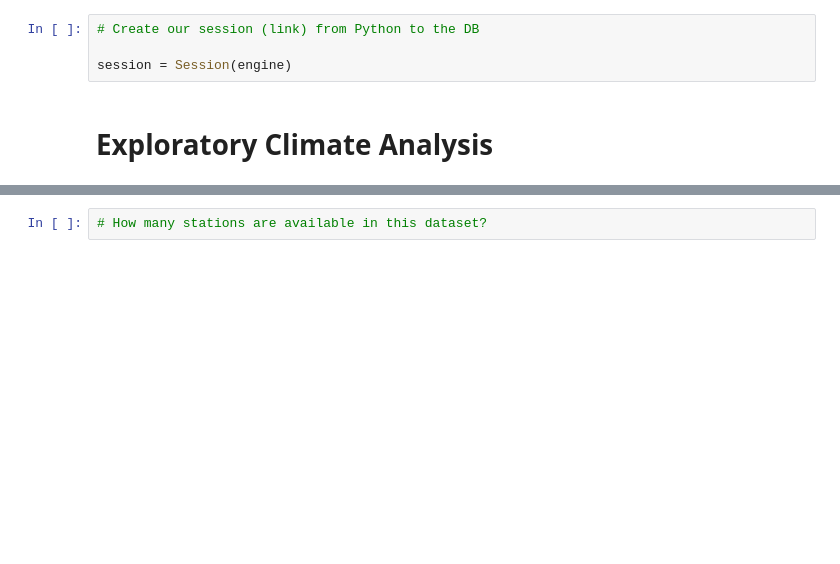
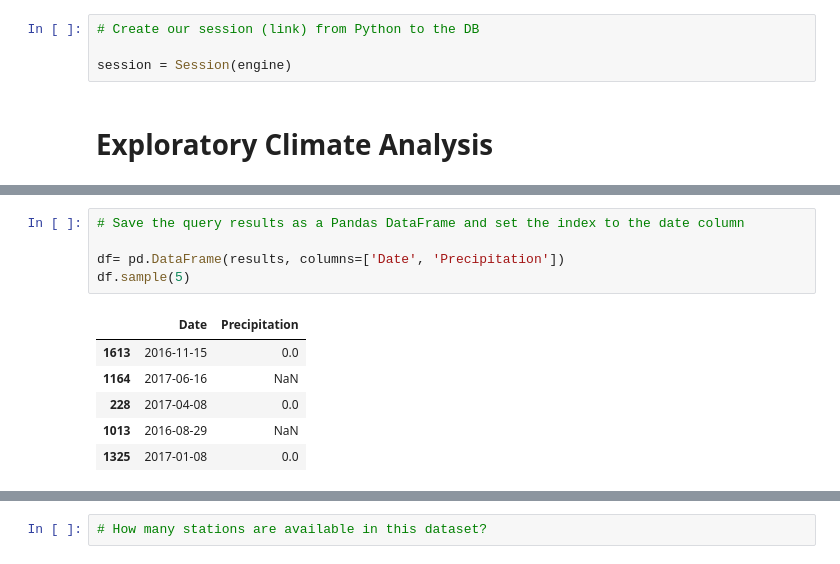
Before and after one commit to SoumyaAbraham/Surfs_Up, a Jupyter notebook: climate_analysis.ipynb, the cells around one changed output, grey strips where cells are left out. Saved outputs shown, nothing was run; the diff lists cells and outputs as text; blank space fills up the shorter version.

```diff
--- a/climate_analysis.ipynb
+++ b/climate_analysis.ipynb
@@ -60,0 +71,12 @@ session = Session(engine)
+# %%
+# Save the query results as a Pandas DataFrame and set the index to the date column
+
+df= pd.DataFrame(results, columns=['Date', 'Precipitation'])
+df.sample(5)
+# %% [output]
+|  | Date | Precipitation |
+| 1613 | 2016-11-15 | 0.0 |
+| 1164 | 2017-06-16 | NaN |
+| 228 | 2017-04-08 | 0.0 |
+| 1013 | 2016-08-29 | NaN |
+| 1325 | 2017-01-08 | 0.0 |
```
Also changed, not shown: parts of 7 cells of this notebook.
